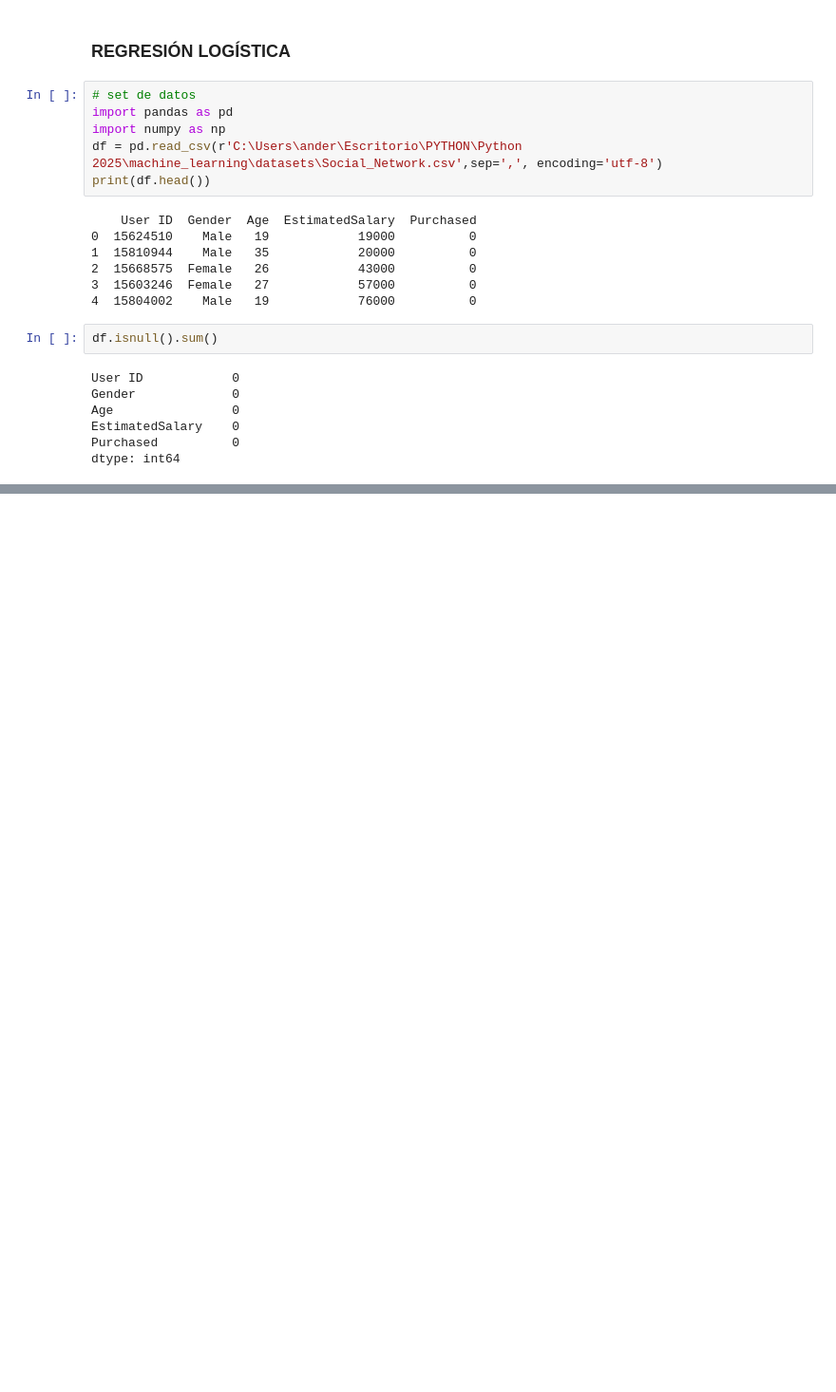
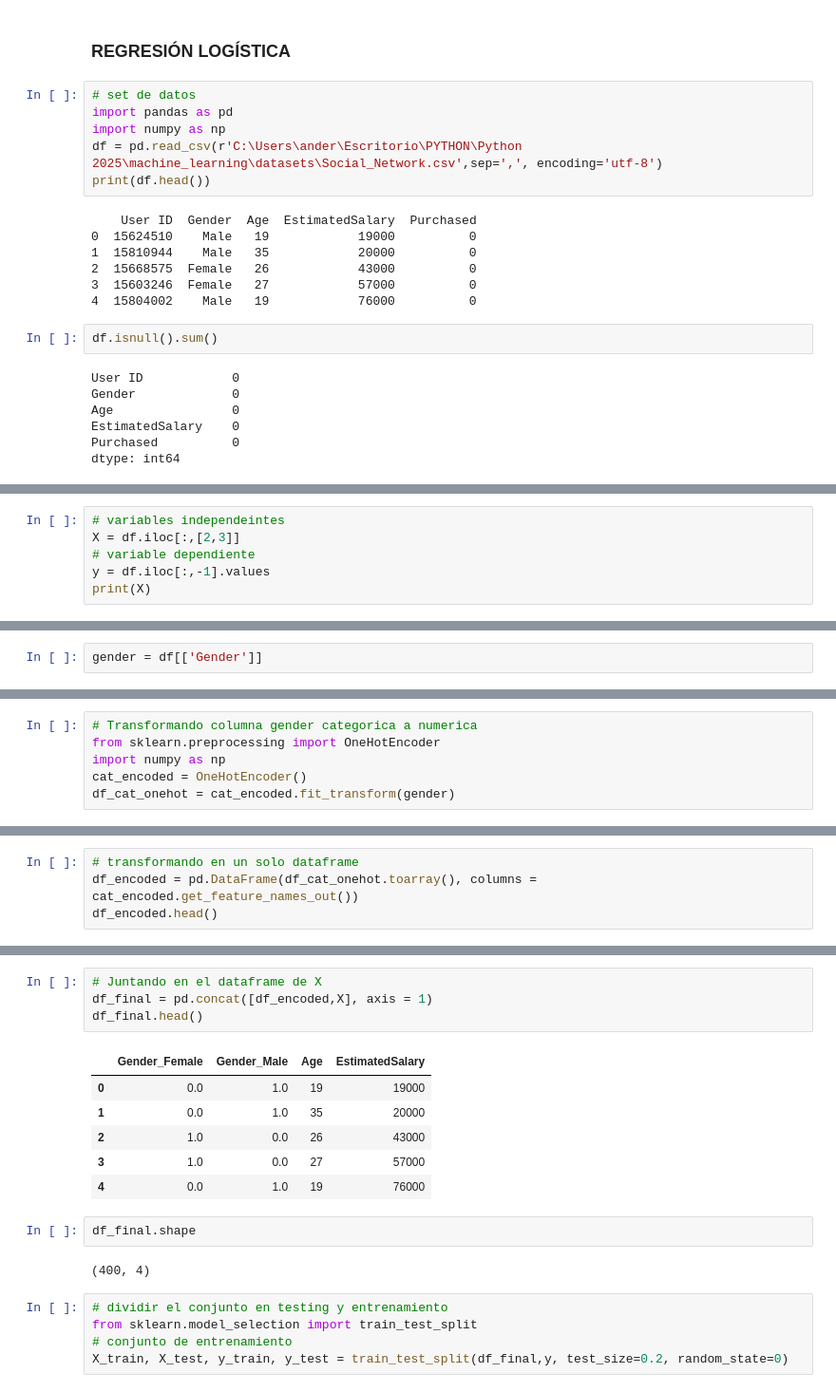
Before and after one commit to beyondAnalysIs/Machine_Learning_Python_scikit-learn, a Jupyter notebook: regresion/03_clasificacion.ipynb, the cells around one changed output, grey strips where cells are left out. Shown: that part at 95% size. Saved outputs shown, nothing was run; the diff lists cells and outputs as text; blank space fills up the shorter version.

```diff
--- a/regresion/03_clasificacion.ipynb
+++ b/regresion/03_clasificacion.ipynb
@@ -127,0 +145,6 @@ dtype: int64
+# %%
+# variables independeintes
+X = df.iloc[:,[2,3]]
+# variable dependiente
+y = df.iloc[:,-1].values
+print(X)
@@ -127,0 +166,2 @@ dtype: int64
+# %%
+gender = df[['Gender']]
@@ -127,0 +184,6 @@ dtype: int64
+# %%
+# Transformando columna gender categorica a numerica
+from sklearn.preprocessing import OneHotEncoder
+import numpy as np
+cat_encoded = OneHotEncoder()
+df_cat_onehot = cat_encoded.fit_transform(gender)
@@ -127,0 +201,4 @@ dtype: int64
+# %%
+# transformando en un solo dataframe
+df_encoded = pd.DataFrame(df_cat_onehot.toarray(), columns = cat_encoded.get_feature_names_out())
+df_encoded.head()
@@ -127,0 +212,20 @@ dtype: int64
+# %%
+# Juntando en el dataframe de X
+df_final = pd.concat([df_encoded,X], axis = 1)
+df_final.head()
+# %% [output]
+|  | Gender_Female | Gender_Male | Age | EstimatedSalary |
+| 0 | 0.0 | 1.0 | 19 | 19000 |
+| 1 | 0.0 | 1.0 | 35 | 20000 |
+| 2 | 1.0 | 0.0 | 26 | 43000 |
+| 3 | 1.0 | 0.0 | 27 | 57000 |
+| 4 | 0.0 | 1.0 | 19 | 76000 |
+# %%
+df_final.shape
+# %% [output]
+(400, 4)
+# %%
+# dividir el conjunto en testing y entrenamiento
+from sklearn.model_selection import train_test_split
+# conjunto de entrenamiento
+X_train, X_test, y_train, y_test = train_test_split(df_final,y, test_size=0.2, random_state=0)
```
Also changed, not shown: parts of 15 cells of this notebook.
